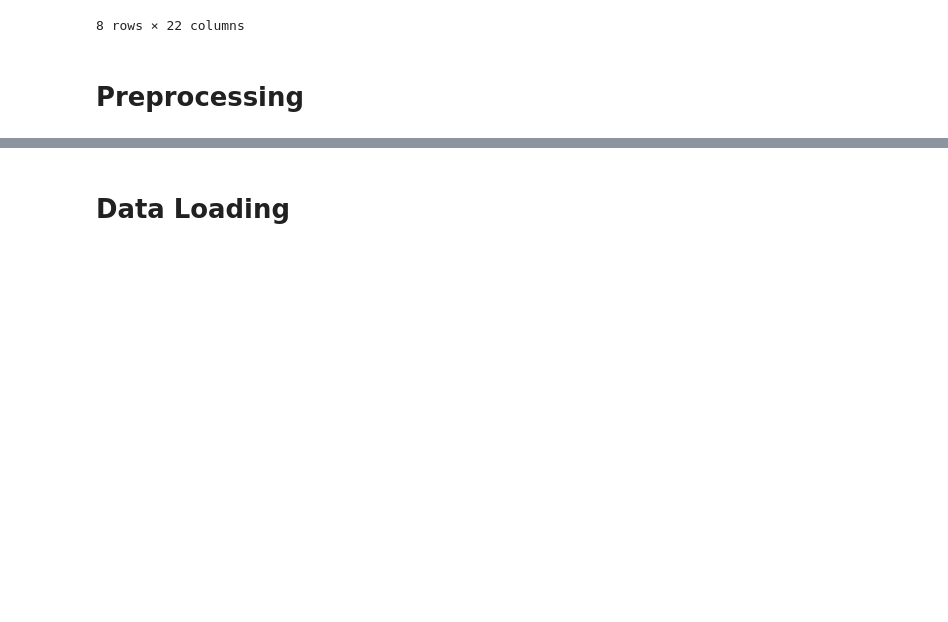
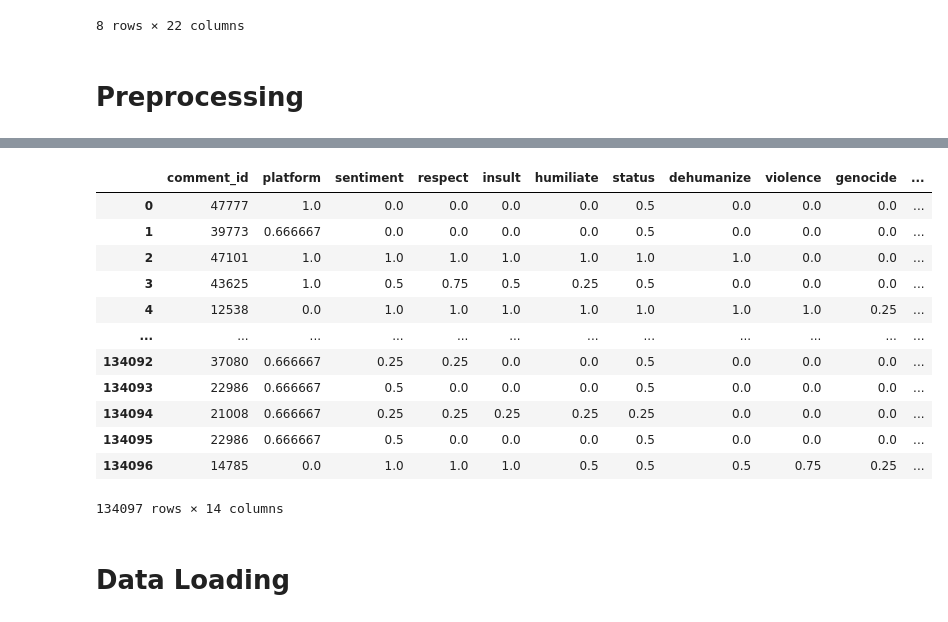
Before and after one commit to AngelinaZhai/epai-sentiment-of-tweets, a Jupyter notebook: EPAI_sentiment_analysis.ipynb, the cells around one changed output, grey strips where cells are left out. Cells and saved outputs as stored; diff of their text form; code cells hidden in the pictures; blank space fills up the shorter version.

Commit message:
Saved df_norm info into numpy file
- Added cells to save info to numpy file to bypass processing error
- Added cell to load numpy array from file to dataframe object

```diff
--- a/EPAI_sentiment_analysis.ipynb
+++ b/EPAI_sentiment_analysis.ipynb
@@ -100,3 +111,25 @@ df_norm.describe()
+# %%
+#load numpy array from file
+tmp_np_arr = np.load('hate_speech.npy', allow_pickle=True)
+
+#convert to pandas dataframe
+df_np = pd.DataFrame(tmp_np_arr, columns=df_norm.columns)
+# %%
+df_np
+# %% [output]
+|  | comment_id | platform | sentiment | respect | insult | humiliate | status | dehumanize | violence | genocide | ... |
+| 0 | 47777 | 1.0 | 0.0 | 0.0 | 0.0 | 0.0 | 0.5 | 0.0 | 0.0 | 0.0 | ... |
+| 1 | 39773 | 0.666667 | 0.0 | 0.0 | 0.0 | 0.0 | 0.5 | 0.0 | 0.0 | 0.0 | ... |
+| 2 | 47101 | 1.0 | 1.0 | 1.0 | 1.0 | 1.0 | 1.0 | 1.0 | 0.0 | 0.0 | ... |
+| 3 | 43625 | 1.0 | 0.5 | 0.75 | 0.5 | 0.25 | 0.5 | 0.0 | 0.0 | 0.0 | ... |
+| 4 | 12538 | 0.0 | 1.0 | 1.0 | 1.0 | 1.0 | 1.0 | 1.0 | 1.0 | 0.25 | ... |
+| ... | ... | ... | ... | ... | ... | ... | ... | ... | ... | ... | ... |
+| 134092 | 37080 | 0.666667 | 0.25 | 0.25 | 0.0 | 0.0 | 0.5 | 0.0 | 0.0 | 0.0 | ... |
+| 134093 | 22986 | 0.666667 | 0.5 | 0.0 | 0.0 | 0.0 | 0.5 | 0.0 | 0.0 | 0.0 | ... |
+| 134094 | 21008 | 0.666667 | 0.25 | 0.25 | 0.25 | 0.25 | 0.25 | 0.0 | 0.0 | 0.0 | ... |
+| 134095 | 22986 | 0.666667 | 0.5 | 0.0 | 0.0 | 0.0 | 0.5 | 0.0 | 0.0 | 0.0 | ... |
+| 134096 | 14785 | 0.0 | 1.0 | 1.0 | 1.0 | 0.5 | 0.5 | 0.5 | 0.75 | 0.25 | ... |
+134097 rows × 14 columns
 # %%
 GLOVE = torchtext.vocab.GloVe(name="6B", dim=50, max_vectors=10000)  # use 10k most common words
 # %% [markdown]
```
Also changed, not shown: parts of 4 cells of this notebook, 1 other file.
